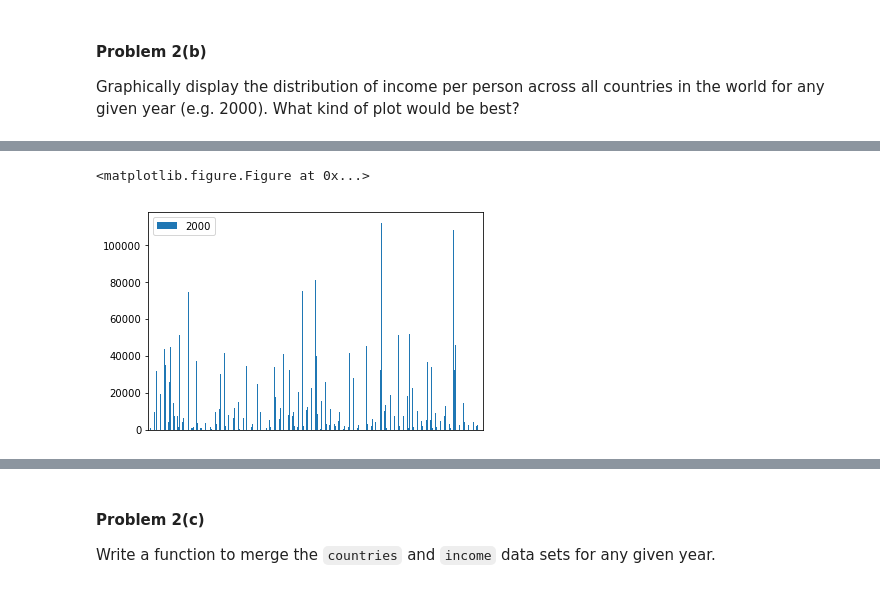
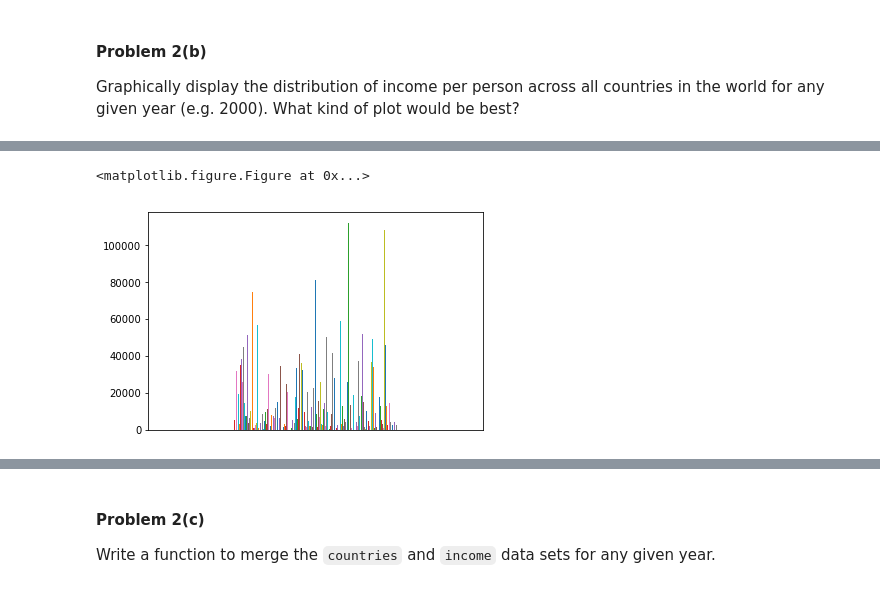
Before and after one commit to artgonline/2014, a Jupyter notebook: homework/HW1.ipynb, the cells around one changed output, grey strips where cells are left out. Drawn from its saved outputs; the diff is of its cells as text; code cells hidden in the pictures.

```diff
--- a/homework/HW1.ipynb
+++ b/homework/HW1.ipynb
@@ -217,7 +217,3 @@ income.head()
 5 rows × 217 columns
 # %% [markdown]
 Transform the data set to have years as the rows and countries as the columns. Show the head of this data set when it is loaded.
-# %%
-#your code here
-income = income.transpose()
-income.head()
@@ -231,0 +220,7 @@ income.head()
+# %%
+#your code here
+income.reset_index(inplace=True, drop=True)
+income.index = income[income.columns[0]]
+income = income.drop(income.columns[0], axis=1)
+df = income.transpose()
+df
@@ -236,14 +257,10 @@ Graphically display the distribution of income per person across all countries i
 # %%
 #your code here
 plt.figure()
-income.reset_index(inplace=True, drop=True)
-ind_col = income.columns[0]
-ind = income[ind_col]
-income.set_index(ind)
-pltdata = pd.DataFrame(income[2000].fillna(0))
-pltdata = pltdata.set_index(ind)
+pltdata = pd.DataFrame(df[df.index==2000].fillna(0))
 pltdata.plot.bar()
 plt.axes().axes.get_xaxis().set_visible(False)
+plt.legend().set_visible(False)
 # %% [output]
 <matplotlib.figure.Figure at 0x...>
-[figure, old version]
+[figure, new version]
```
Also changed, not shown: parts of 7 cells of this notebook.
